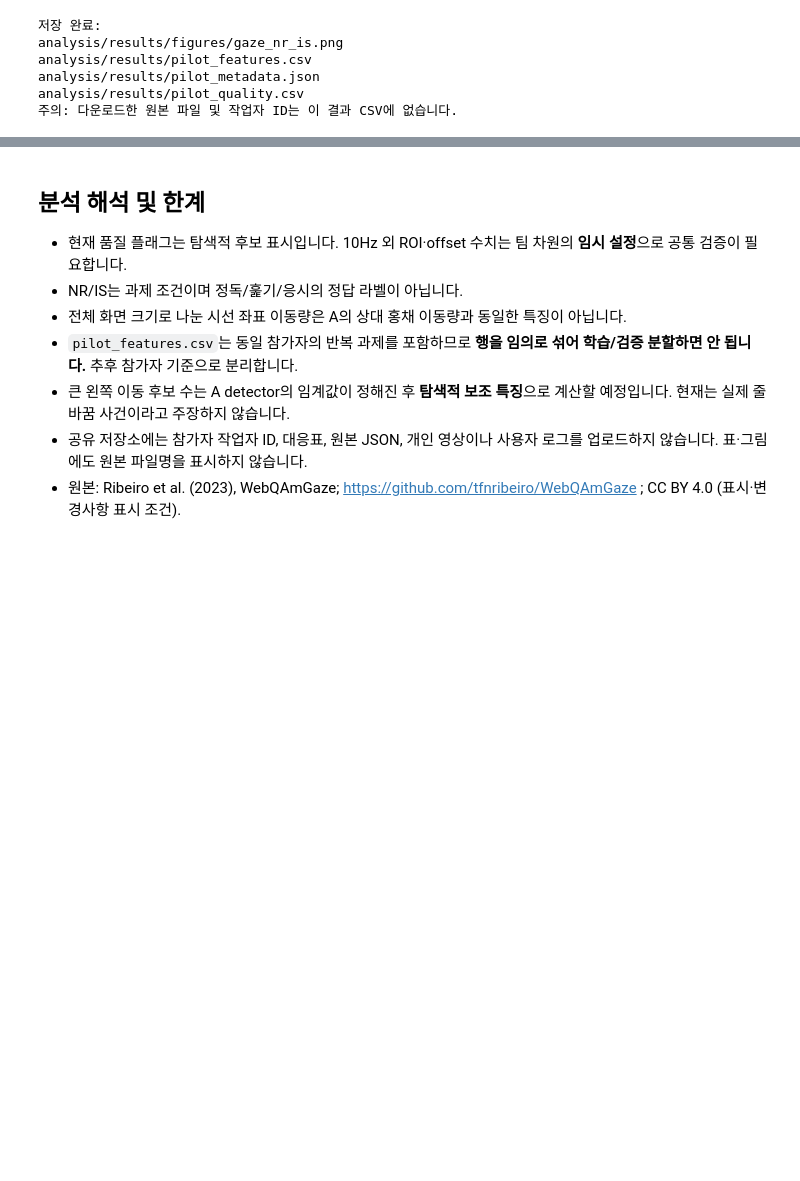
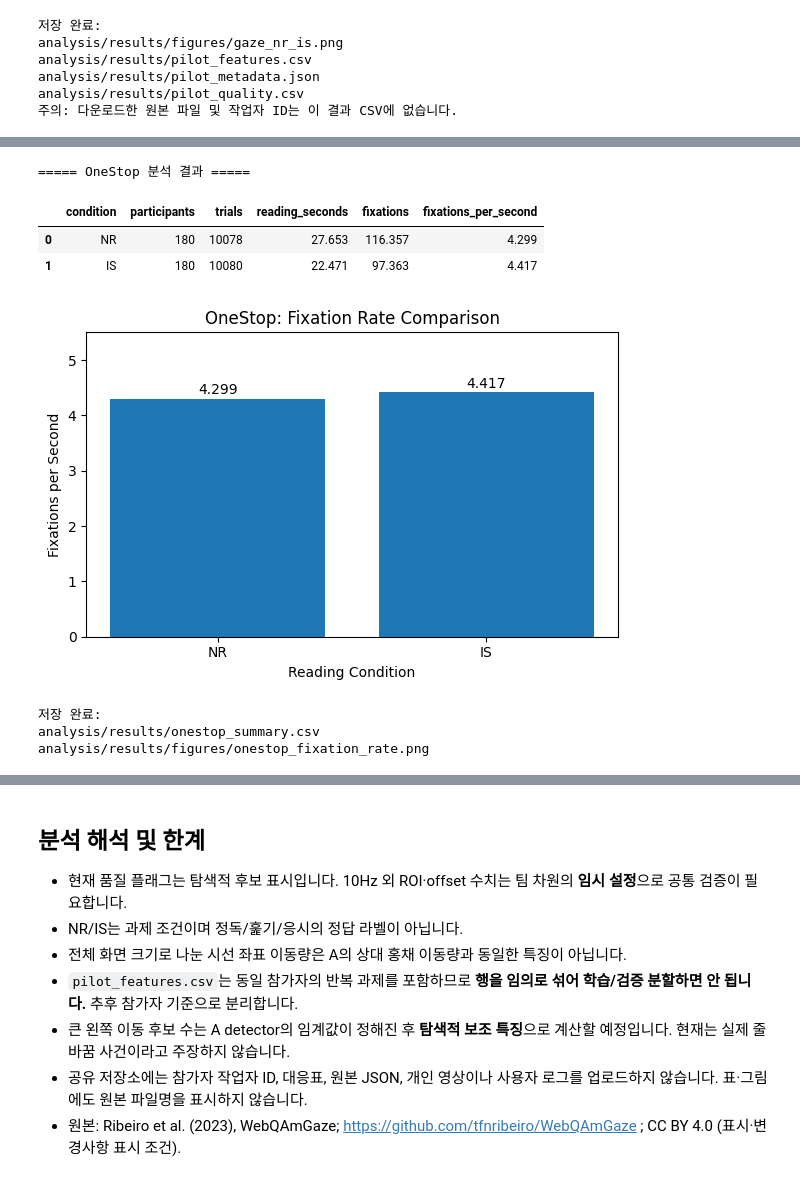
Before and after one commit to kuyhxl/NunDojang, a Jupyter notebook: analysis/notebooks/01_webqamgaze_pilot.ipynb, the cells around one changed output, grey strips where cells are left out. Cells and saved outputs as stored; diff of their text form; code cells hidden in the pictures; blank space fills up the shorter version.

Commit message:
- WebQAmGaze 데이터 전처리 및 시선 움직임 특징 추출 - 일반 읽기(NR)와 정보 탐색(IS) 분류 AI 모델 학습 - 참가자 분리 및 글 ID 분리 방식으로 모델 성능 평가 - OneStop 데이터의 시선 고정시간과 이동 패턴 분석 - 두 공개 데이터의 읽기 행동 특징 비교

```diff
--- a/analysis/notebooks/01_webqamgaze_pilot.ipynb
+++ b/analysis/notebooks/01_webqamgaze_pilot.ipynb
@@ -246,0 +2172,65 @@ analysis/results/pilot_quality.csv
+# %%
+
+# STEP 20: OneStop 분석 결과 저장 및 그래프 생성
+
+import pandas as pd
+import matplotlib.pyplot as plt
+from pathlib import Path
+
+# 결과 저장 폴더
+out_dir = Path("analysis/results")
+fig_dir = out_dir / "figures"
+
+out_dir.mkdir(parents=True, exist_ok=True)
+fig_dir.mkdir(parents=True, exist_ok=True)
+
+# STEP 19에서 계산한 결과
+result = pd.DataFrame(summary)
+
+# CSV 저장
+csv_path = out_dir / "onestop_summary.csv"
+result.to_csv(csv_path, index=False)
+
+print("===== OneStop 분석 결과 =====")
+display(result.round(3))
+
+# 초당 시선 고정 횟수 그래프
+fig, ax = plt.subplots(figsize=(6, 4))
+
+bars = ax.bar(
+    result["condition"],
+    result["fixations_per_second"]
+)
+
+ax.set_title("OneStop: Fixation Rate Comparison")
+ax.set_xlabel("Reading Condition")
+ax.set_ylabel("Fixations per Second")
+ax.set_ylim(0, 5.5)
+
+for bar in bars:
+    value = bar.get_height()
+    ax.text(
+        bar.get_x() + bar.get_width() / 2,
+        value + 0.08,
+        f"{value:.3f}",
+        ha="center"
+    )
+
+plt.tight_layout()
+
+png_path = fig_dir / "onestop_fixation_rate.png"
+plt.savefig(png_path, dpi=200)
+plt.show()
+
+print("\n저장 완료:")
+print(csv_path)
+print(png_path)
+# %% [output]
+===== OneStop 분석 결과 =====
+|  | condition | participants | trials | reading_seconds | fixations | fixations_per_second |
+| 0 | NR | 180 | 10078 | 27.653 | 116.357 | 4.299 |
+| 1 | IS | 180 | 10080 | 22.471 | 97.363 | 4.417 |
+[figure, added]
+저장 완료:
+analysis/results/onestop_summary.csv
+analysis/results/figures/onestop_fixation_rate.png
```
Also changed, not shown: parts of 19 cells of this notebook.
